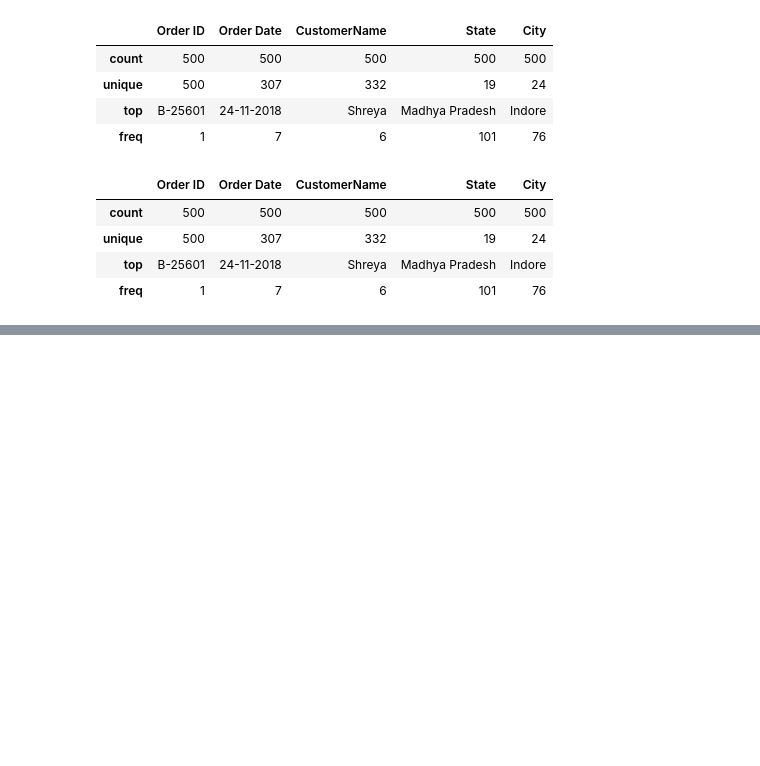
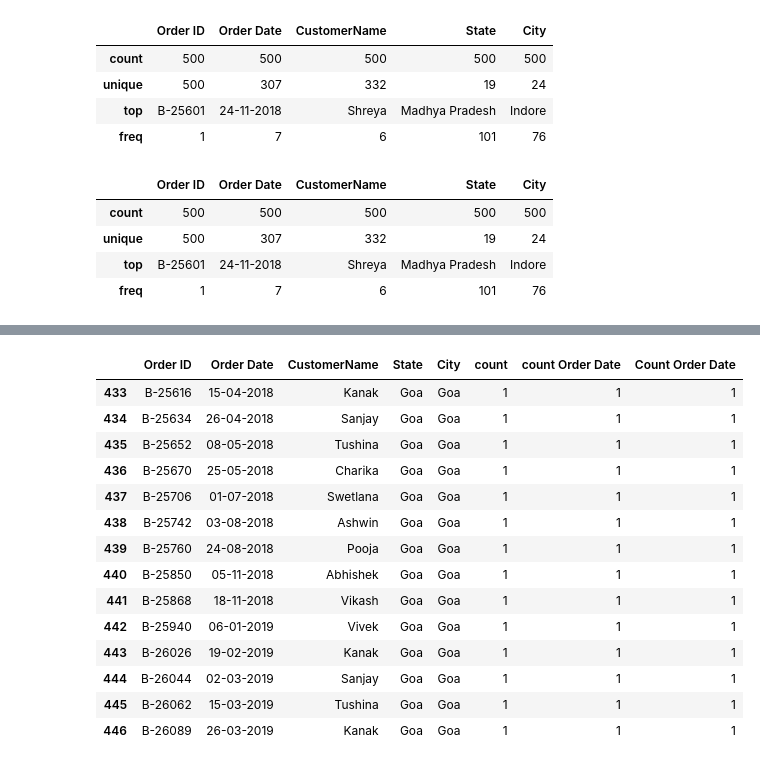
Before and after one commit to Lucas-procopio/Data-Analysis, a Jupyter notebook: E-Commerce Data.ipynb, the cells around one changed output, grey strips where cells are left out. Saved outputs shown, nothing was run; the diff lists cells and outputs as text; code cells hidden in the pictures; blank space fills up the shorter version.

```diff
--- a/E-Commerce Data.ipynb
+++ b/E-Commerce Data.ipynb
@@ -119,0 +172,3 @@ df.describe(include = 'all')
+# %%
+# creating a new variable, using selected columns
+places = ['State', 'City']
@@ -119,0 +226,4 @@ df.describe(include = 'all')
+# %%
+# Now, using more than only one attribute
+df = df.sort_values(by = places, ascending = False)\
+.reset_index(drop = True)
@@ -119,0 +246,5 @@ df.describe(include = 'all')
+# %%
+time = ['Order Date']
+# %%
+# Imput a calculate column
+df['Count Order Date'] = df[time].count(axis = 1)
@@ -119,0 +262,18 @@ df.describe(include = 'all')
+# %%
+df.query('(City == "Goa") & (State == "Goa") & (`Order Date` != "01-05-2018")')
+# %% [output]
+|  | Order ID | Order Date | CustomerName | State | City | count | count Order Date | Count Order Date |
+| 433 | B-25616 | 15-04-2018 | Kanak | Goa | Goa | 1 | 1 | 1 |
+| 434 | B-25634 | 26-04-2018 | Sanjay | Goa | Goa | 1 | 1 | 1 |
+| 435 | B-25652 | 08-05-2018 | Tushina | Goa | Goa | 1 | 1 | 1 |
+| 436 | B-25670 | 25-05-2018 | Charika | Goa | Goa | 1 | 1 | 1 |
+| 437 | B-25706 | 01-07-2018 | Swetlana | Goa | Goa | 1 | 1 | 1 |
+| 438 | B-25742 | 03-08-2018 | Ashwin | Goa | Goa | 1 | 1 | 1 |
+| 439 | B-25760 | 24-08-2018 | Pooja | Goa | Goa | 1 | 1 | 1 |
+| 440 | B-25850 | 05-11-2018 | Abhishek | Goa | Goa | 1 | 1 | 1 |
+| 441 | B-25868 | 18-11-2018 | Vikash | Goa | Goa | 1 | 1 | 1 |
+| 442 | B-25940 | 06-01-2019 | Vivek | Goa | Goa | 1 | 1 | 1 |
+| 443 | B-26026 | 19-02-2019 | Kanak | Goa | Goa | 1 | 1 | 1 |
+| 444 | B-26044 | 02-03-2019 | Sanjay | Goa | Goa | 1 | 1 | 1 |
+| 445 | B-26062 | 15-03-2019 | Tushina | Goa | Goa | 1 | 1 | 1 |
+| 446 | B-26089 | 26-03-2019 | Kanak | Goa | Goa | 1 | 1 | 1 |
```
Also changed, not shown: parts of 12 cells of this notebook.
